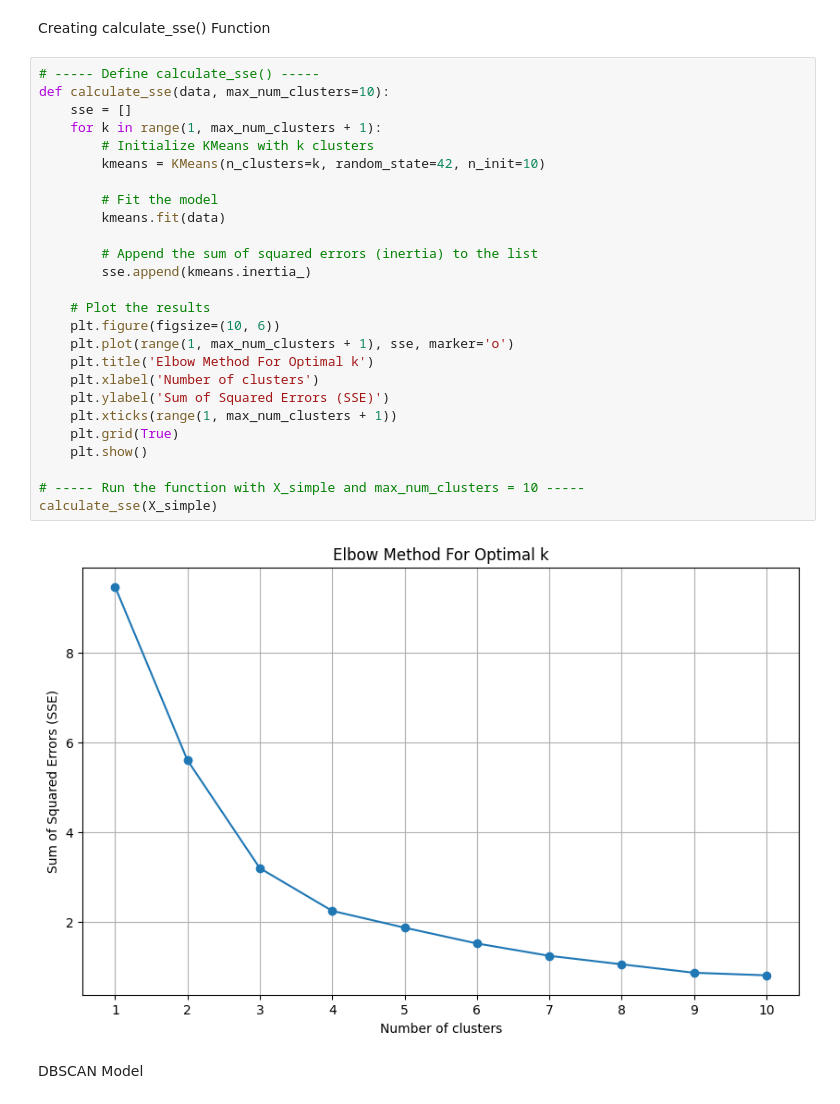
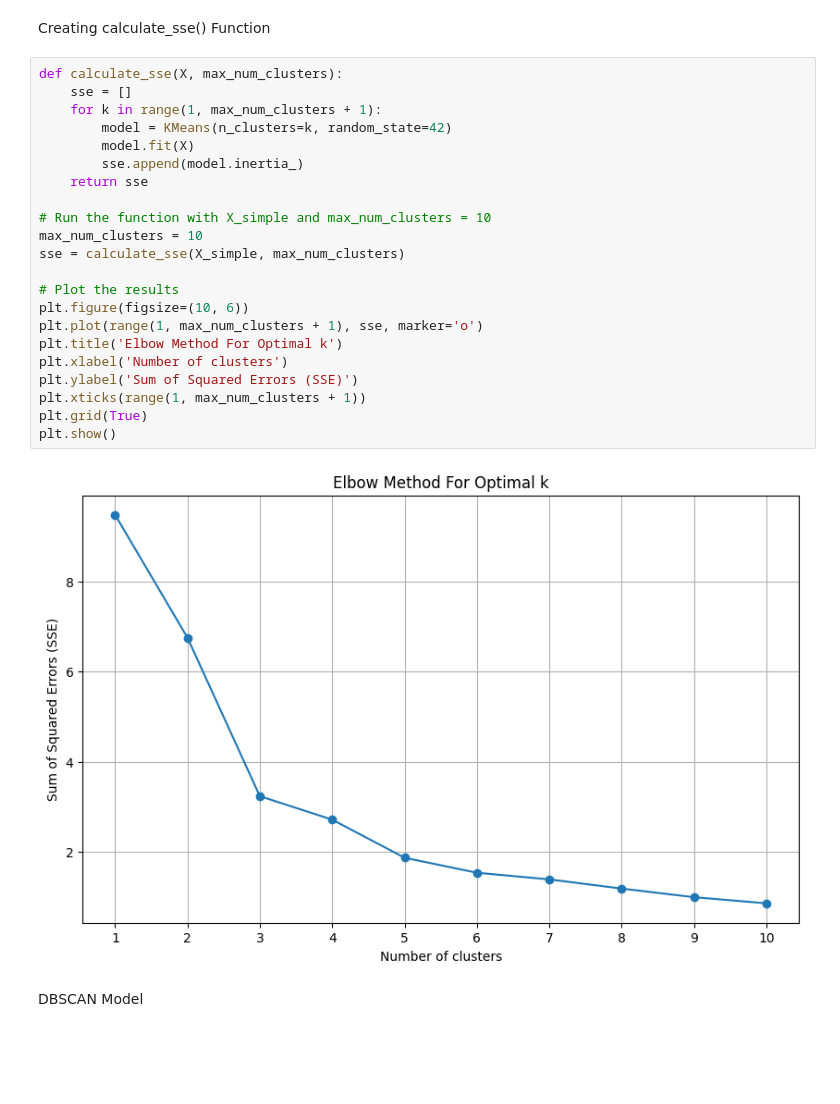
Before and after one commit to Dschrag2/Graduate-Data-Science, a Jupyter notebook: HW2/Clustering.ipynb, the cells around one changed output. Cells and saved outputs as stored; diff of their text form; blank space fills up the shorter version.

Commit message:
Adding actual calculate_sse() function

```diff
--- a/HW2/Clustering.ipynb
+++ b/HW2/Clustering.ipynb
@@ -59,33 +59,29 @@ plt.show()
 # %% [markdown]
 Creating calculate_sse() Function
 # %%
-# ----- Define calculate_sse() -----
-def calculate_sse(data, max_num_clusters=10):
+def calculate_sse(X, max_num_clusters):
     sse = []
     for k in range(1, max_num_clusters + 1):
-        # Initialize KMeans with k clusters
-        kmeans = KMeans(n_clusters=k, random_state=42, n_init=10)
+        model = KMeans(n_clusters=k, random_state=42)
+        model.fit(X)
+        sse.append(model.inertia_)
+    return sse
 
-        # Fit the model
-        kmeans.fit(data)
+# Run the function with X_simple and max_num_clusters = 10
+max_num_clusters = 10
+sse = calculate_sse(X_simple, max_num_clusters)
 
-        # Append the sum of squared errors (inertia) to the list
-        sse.append(kmeans.inertia_)
-
-    # Plot the results
-    plt.figure(figsize=(10, 6))
-    plt.plot(range(1, max_num_clusters + 1), sse, marker='o')
-    plt.title('Elbow Method For Optimal k')
-    plt.xlabel('Number of clusters')
-    plt.ylabel('Sum of Squared Errors (SSE)')
-    plt.xticks(range(1, max_num_clusters + 1))
-    plt.grid(True)
-    plt.show()
-
-# ----- Run the function with X_simple and max_num_clusters = 10 -----
-calculate_sse(X_simple)
+# Plot the results
+plt.figure(figsize=(10, 6))
+plt.plot(range(1, max_num_clusters + 1), sse, marker='o')
+plt.title('Elbow Method For Optimal k')
+plt.xlabel('Number of clusters')
+plt.ylabel('Sum of Squared Errors (SSE)')
+plt.xticks(range(1, max_num_clusters + 1))
+plt.grid(True)
+plt.show()
 # %% [output]
-[figure, old version]
+[figure, new version]
 # %% [markdown]
 DBSCAN Model
 # %%
```
Also changed, not shown: 1 other file.
